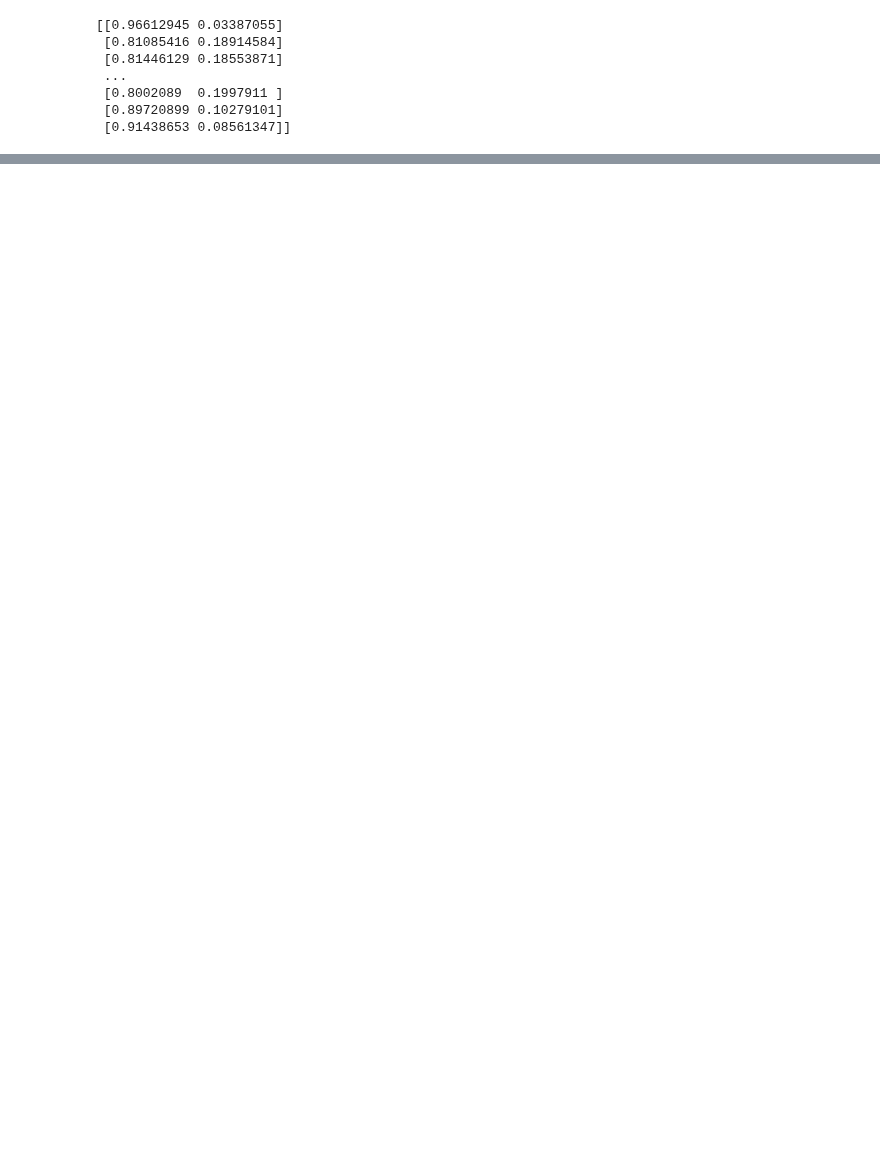
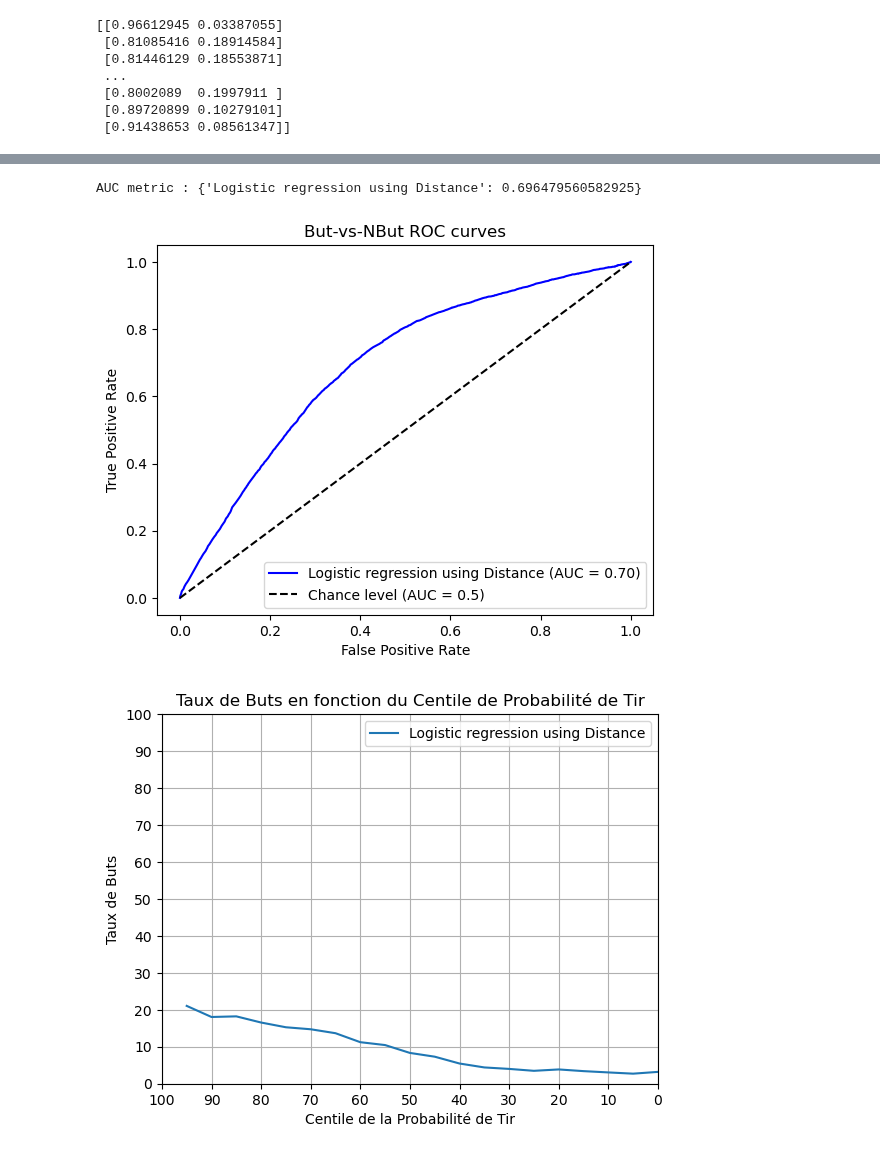
Before and after one commit to mathieupelo/ift6758-A08, a Jupyter notebook: notebooks/model_de_base.ipynb, the cells around one changed output, grey strips where cells are left out. Saved outputs shown, nothing was run; the diff lists cells and outputs as text; code cells hidden in the pictures; blank space fills up the shorter version.

```diff
--- a/notebooks/model_de_base.ipynb
+++ b/notebooks/model_de_base.ipynb
@@ -24,6 +26,6 @@ X_train, X_val, y_train, y_val = train_test_split(
 # %%
-# LogisticRegression prend des shape de (n,)
-X_train = X_train.values.reshape(-1,1)
+X1_train = X1_train.values.reshape(-1,1)
+X1_val = X1_val.values.reshape(-1,1)
+
 y_train = y_train.values.reshape(-1,1)
-reshaped_X_val = X_val.values.reshape(-1,1)
 reshaped_y_val = y_val.values.reshape(-1,1)
@@ -43,0 +32,3 @@ print(accuracy)
+# %%
+clf_1 = LogisticRegression().fit(X1_train, y_train)
+y1_pred = clf_1.predict(X1_val)
@@ -44,6 +43,6 @@ print(accuracy)
 # %%
-y_score = clf.predict_proba(reshaped_X_val)
-print(y_score)
+y1_prob = clf_1.predict_proba(X1_val)
+print (y1_prob)
 # la première colonne est la probabilité que le model ne prédit pas un but pour la ligne d'entrée correspondante
 # la deuxieme colonne est la probabilté que le model ne prédit un but pour la ligne d'entrée correspondante
 # %% [output]
@@ -80,14 +55,0 @@ AUC metric : 0.696479560582925
-# %%
-X_1 = data['angle_goal']
-X1_train, X1_val, y1_train, y1_val = train_test_split(
-        X_1, y, test_size=0.2, random_state=42
-        )
-
-X1_train = X1_train.values.reshape(-1,1)
-y1_train = y1_train.values.reshape(-1,1)
-reshaped_X1_val = X1_val.values.reshape(-1,1)
-reshaped_y1_val = y1_val.values.reshape(-1,1)
-
-clf_1 = LogisticRegression().fit(X1_train, y1_train)
-
-y1_score = clf_1.predict_proba(reshaped_X1_val)
@@ -168,0 +56,12 @@ AUC metric : 0.500210356613709
+# %%
+Y=[["Logistic regression using Distance", y1_prob[:,1], "blue", True]]
+CLF = [[[clf_1], X1_val, 'Logistic_reg_Distance']]
+
+AUC = ROC_plot(y_val, Y)
+Centiles_plot(y_val, Y)
+cumulative_centiles_plot(y_val, Y)
+calibrate_display(CLF, y_val, n_bin = 50)
+# %% [output]
+AUC metric : {'Logistic regression using Distance': 0.696479560582925}
+[figure, added]
+[figure, added]
```
Also changed, not shown: parts of 23 cells of this notebook.
